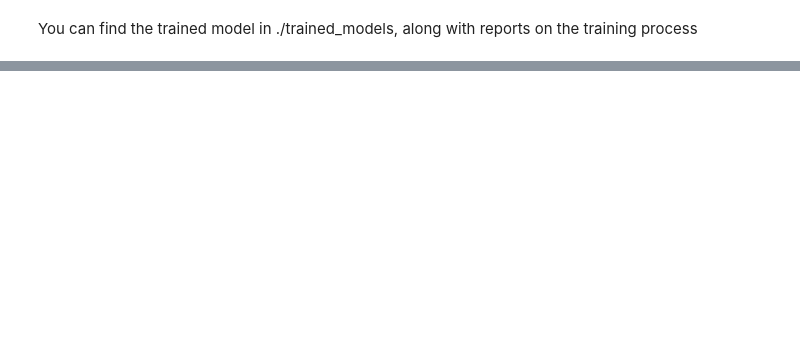
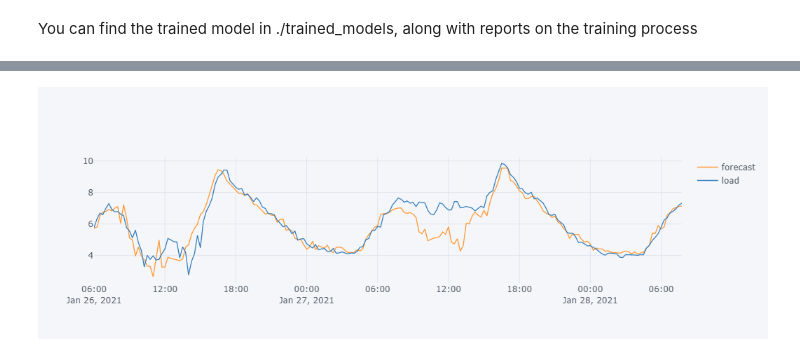
Before and after one commit to OpenSTEF/openstef-offline-example, a Jupyter notebook: examples/04. Test_on_difficult_cases.ipynb, the cells around one changed output, grey strips where cells are left out. Drawn from its saved outputs; the diff is of its cells as text; code cells hidden in the pictures; blank space fills up the shorter version.

```diff
--- a/examples/04. Test_on_difficult_cases.ipynb
+++ b/examples/04. Test_on_difficult_cases.ipynb
@@ -28,9 +30,11 @@ pj  = PredictionJobDataClass(**pj)
 
 # Load input data
 input_data = pd.read_csv('data/get_model_input_pid_287.csv', index_col='index', parse_dates=True)
+# Last 200 rows are empty, remove them
+input_data = input_data.iloc[:-200,:]
 
 # Split in training and forecasting data
 train_data = input_data.iloc[:-200,:] # everything except last 200 rows (~ 48 hours)
-to_forecast_data = input_data.iloc[:-200,:] # last 200 rows
+test_indices = input_data.iloc[-200:,:].index # last 200 rows
 # %%
 train_data.head()
@@ -57,7 +135,8 @@ IPython.display.HTML(f"<iframe src=./trained_models/{pj['id']}/Predictor0.25.htm
 # %%
 import numpy as np
-realised = to_forecast_data['load'].copy(deep=True)
-to_forecast_data['load'] = np.nan
+realised = input_data.loc[test_indices, 'load'].copy(deep=True)
+to_forecast_data = input_data.copy(deep=True)
+to_forecast_data.loc[test_indices, 'load'] = np.nan
 
 # Make a forecast
-forecast = create_forecast_pipeline(pj, to_forecast_data,    mlflow_tracking_uri="./trained_models",)
+forecast = create_forecast_pipeline(pj, to_forecast_data, mlflow_tracking_uri="./trained_models",)
@@ -64,5 +166,6 @@ forecast = create_forecast_pipeline(pj, to_forecast_data,    mlflow_tracking_uri
 # %%
 import cufflinks
 cufflinks.go_offline()
-forecast['load'] = realised
-forecast[['load','forecast' ]].iplot()
+forecast[['forecast','load']].iplot()
+# %% [output]
+[figure, added]
```
Also changed, not shown: parts of 9 cells of this notebook.
